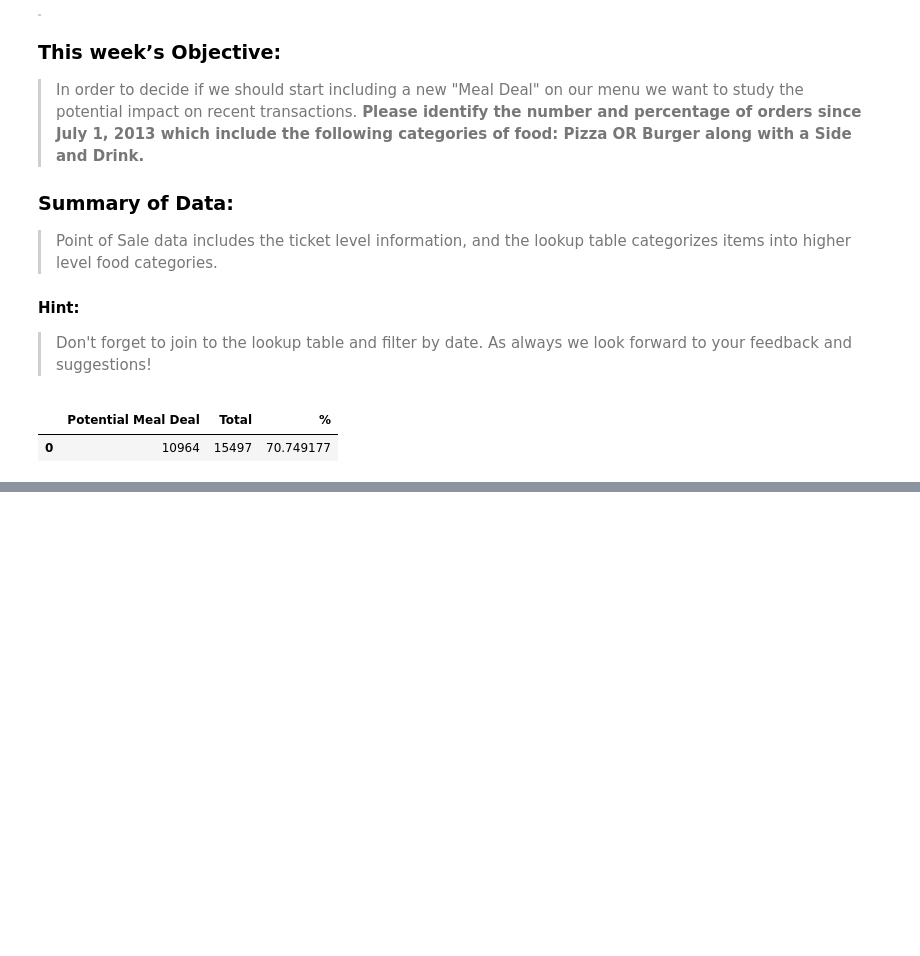
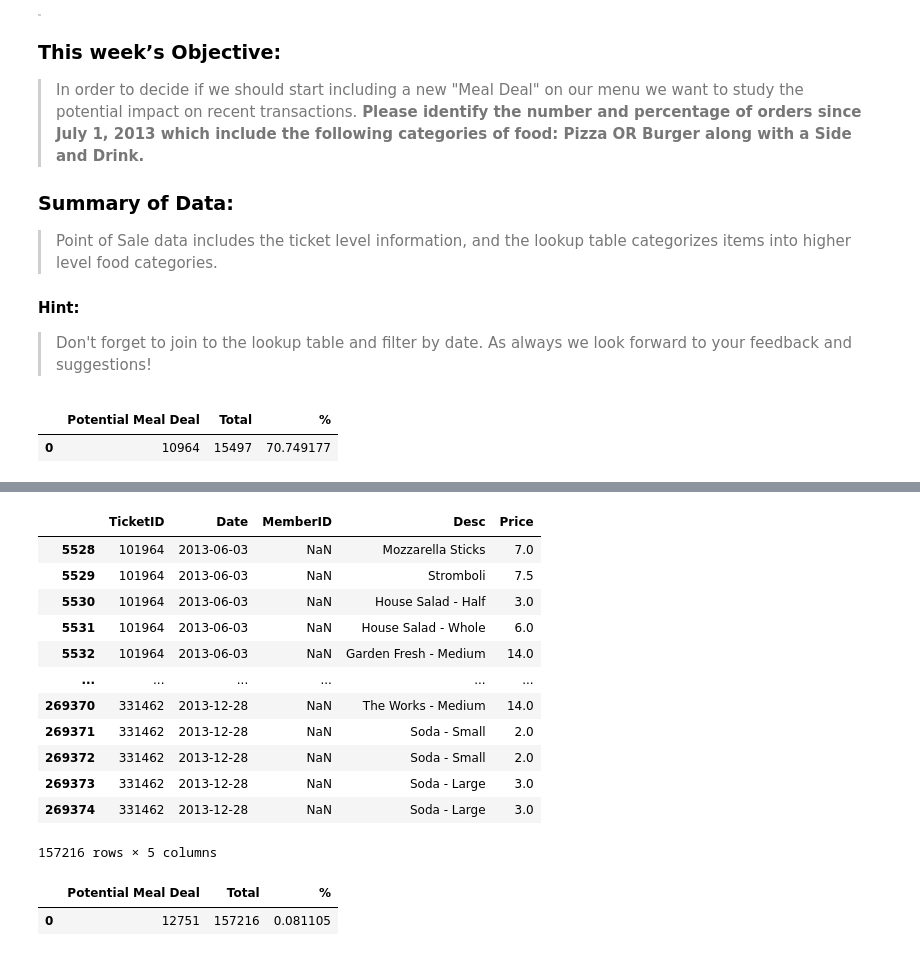
Before and after one commit to ajsultanov/alteryx-in-python, a Jupyter notebook: 8/challenge8.ipynb, the cells around one changed output, grey strips where cells are left out. Cells and saved outputs as stored; diff of their text form; code cells hidden in the pictures; blank space fills up the shorter version.

```diff
--- a/8/challenge8.ipynb
+++ b/8/challenge8.ipynb
@@ -71,0 +178,24 @@ df2.head(10)
+# %%
+df.groupby(by='TicketID').sum('Price')
+df
+# %% [output]
+|  | TicketID | Date | MemberID | Desc | Price |
+| 5528 | 101964 | 2013-06-03 | NaN | Mozzarella Sticks | 7.0 |
+| 5529 | 101964 | 2013-06-03 | NaN | Stromboli | 7.5 |
+| 5530 | 101964 | 2013-06-03 | NaN | House Salad - Half | 3.0 |
+| 5531 | 101964 | 2013-06-03 | NaN | House Salad - Whole | 6.0 |
+| 5532 | 101964 | 2013-06-03 | NaN | Garden Fresh - Medium | 14.0 |
+| ... | ... | ... | ... | ... | ... |
+| 269370 | 331462 | 2013-12-28 | NaN | The Works - Medium | 14.0 |
+| 269371 | 331462 | 2013-12-28 | NaN | Soda - Small | 2.0 |
+| 269372 | 331462 | 2013-12-28 | NaN | Soda - Small | 2.0 |
+| 269373 | 331462 | 2013-12-28 | NaN | Soda - Large | 3.0 |
+| 269374 | 331462 | 2013-12-28 | NaN | Soda - Large | 3.0 |
+157216 rows × 5 columns
+# %%
+results = pd.DataFrame({'Potential Meal Deal': [df_deal.count()['TicketID']], 'Total': [df.count()['TicketID']]})
+results['%'] = results['Potential Meal Deal'] / results['Total']
+results
+# %% [output]
+|  | Potential Meal Deal | Total | % |
+| 0 | 12751 | 157216 | 0.081105 |
```
Also changed, not shown: parts of 12 cells of this notebook, 4 other files.
